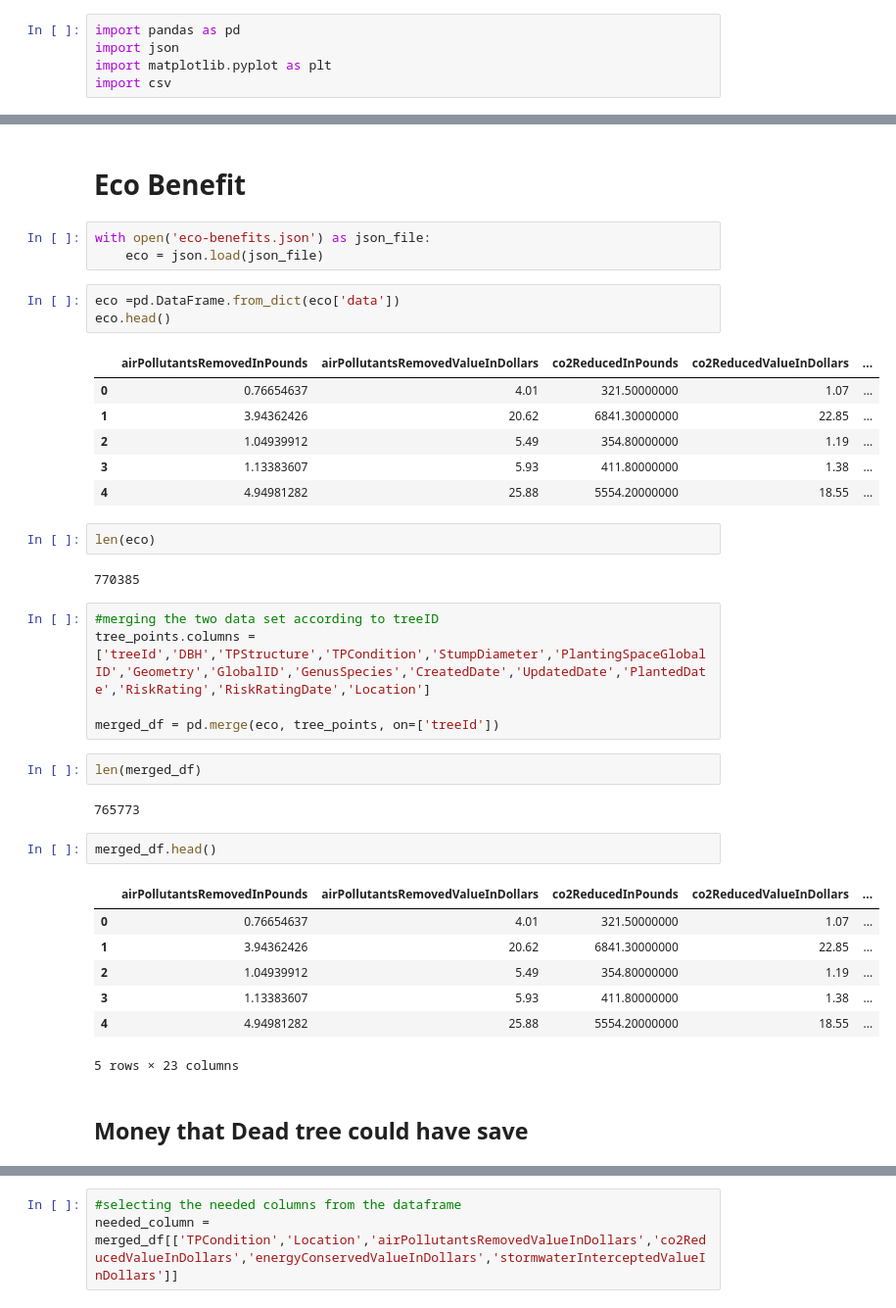
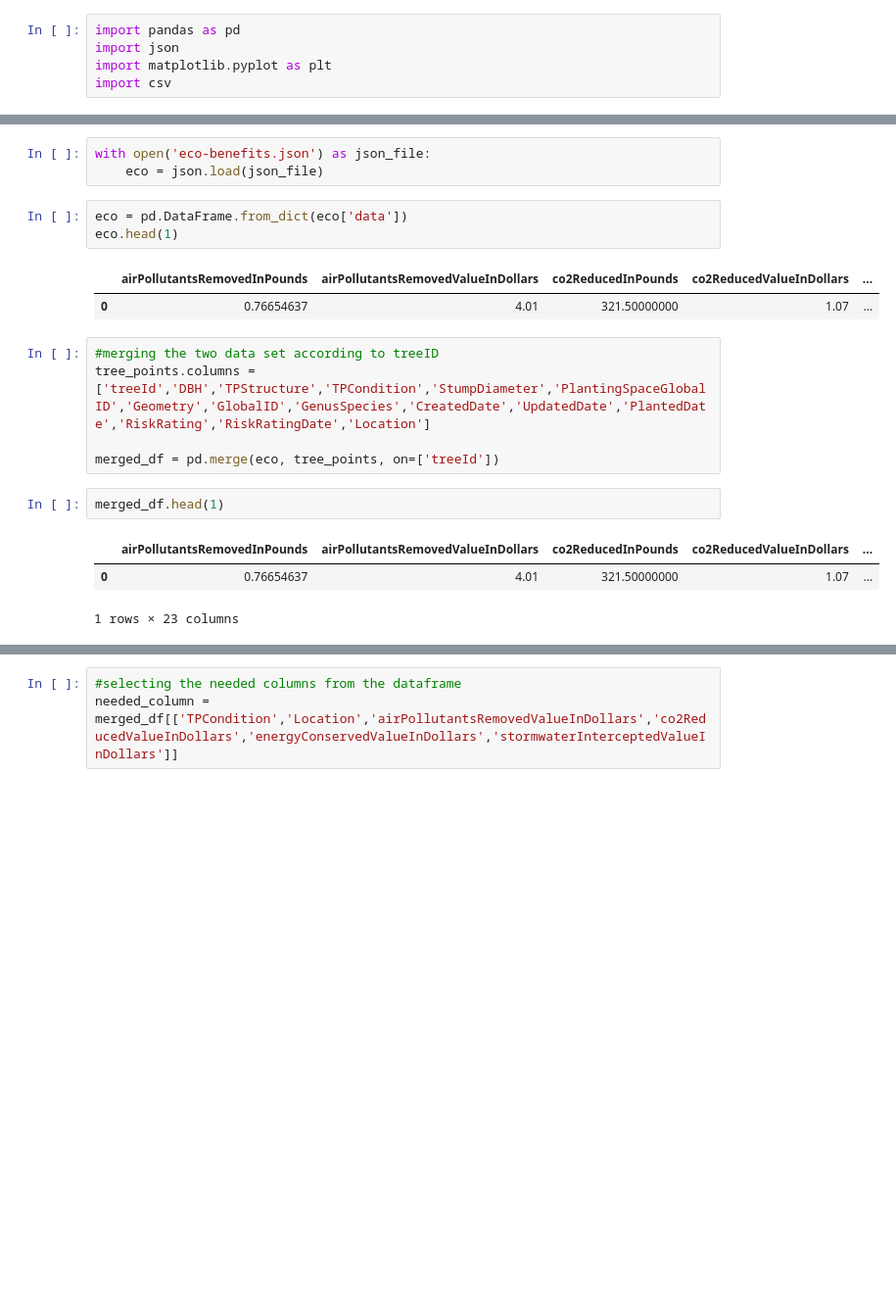
Before and after one commit to ElikaAraghi/Social-Graph, a Jupyter notebook: project/Explainer Notebook.ipynb, the cells around one changed output, grey strips where cells are left out. Shown at 98% size. Saved outputs shown, nothing was run; the diff lists cells and outputs as text; blank space fills up the shorter version.

```diff
--- a/project/Explainer Notebook.ipynb
+++ b/project/Explainer Notebook.ipynb
@@ -178,40 +43,20 @@ plt.show()
-# %% [markdown]
-# Eco Benefit
 # %%
 with open('eco-benefits.json') as json_file:
     eco = json.load(json_file)
 # %%
-eco =pd.DataFrame.from_dict(eco['data'])
-eco.head()
+eco = pd.DataFrame.from_dict(eco['data'])
+eco.head(1)
 # %% [output]
 |  | airPollutantsRemovedInPounds | airPollutantsRemovedValueInDollars | co2ReducedInPounds | co2ReducedValueInDollars | ... |
 | 0 | 0.76654637 | 4.01 | 321.50000000 | 1.07 | ... |
-| 1 | 3.94362426 | 20.62 | 6841.30000000 | 22.85 | ... |
-| 2 | 1.04939912 | 5.49 | 354.80000000 | 1.19 | ... |
-| 3 | 1.13383607 | 5.93 | 411.80000000 | 1.38 | ... |
-| 4 | 4.94981282 | 25.88 | 5554.20000000 | 18.55 | ... |
-# %%
-len(eco)
-# %% [output]
-770385
 # %%
 #merging the two data set according to treeID
 tree_points.columns = ['treeId','DBH','TPStructure','TPCondition','StumpDiameter','PlantingSpaceGlobalID','Geometry','GlobalID','GenusSpecies','CreatedDate','UpdatedDate','PlantedDate','RiskRating','RiskRatingDate','Location']
 
 merged_df = pd.merge(eco, tree_points, on=['treeId'])
-# %%
-len(merged_df)
-# %% [output]
-765773
 # %%
-merged_df.head()
+merged_df.head(1)
 # %% [output]
 |  | airPollutantsRemovedInPounds | airPollutantsRemovedValueInDollars | co2ReducedInPounds | co2ReducedValueInDollars | ... |
 | 0 | 0.76654637 | 4.01 | 321.50000000 | 1.07 | ... |
-| 1 | 3.94362426 | 20.62 | 6841.30000000 | 22.85 | ... |
-| 2 | 1.04939912 | 5.49 | 354.80000000 | 1.19 | ... |
-| 3 | 1.13383607 | 5.93 | 411.80000000 | 1.38 | ... |
-| 4 | 4.94981282 | 25.88 | 5554.20000000 | 18.55 | ... |
-5 rows × 23 columns
+1 rows × 23 columns
-# %% [markdown]
-## Money that Dead tree could have save
```
Also changed, not shown: parts of 66 cells of this notebook.
